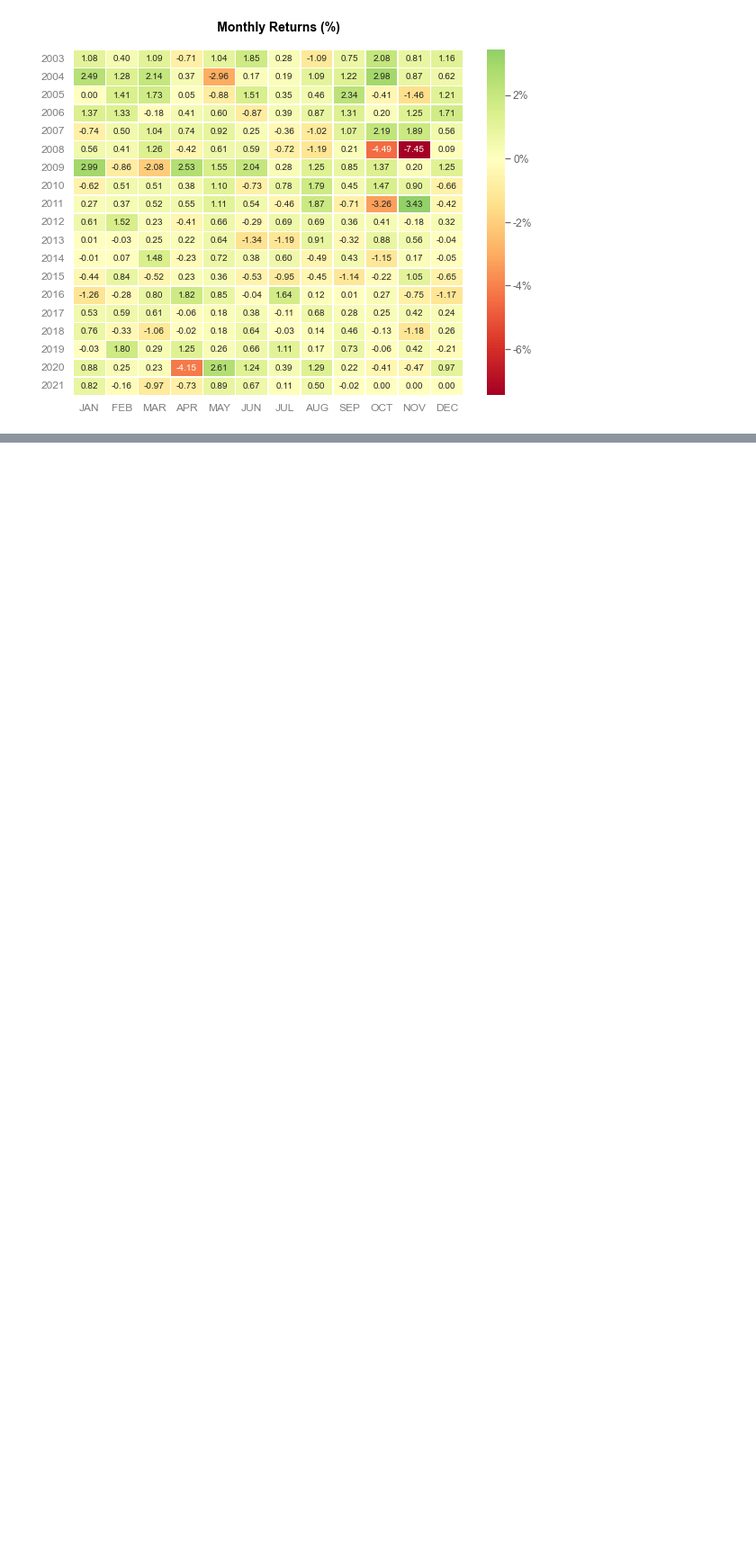
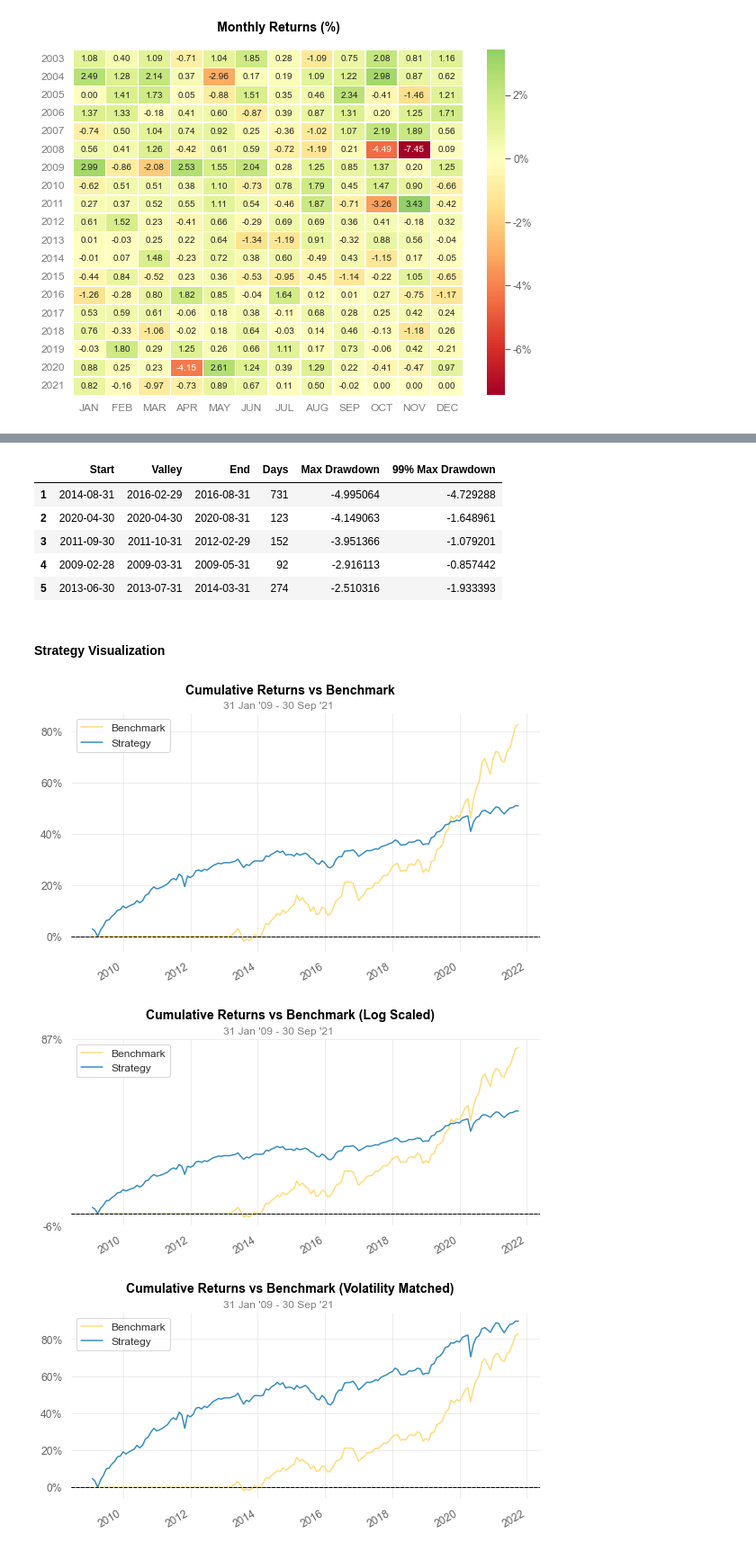
Before and after one commit to QuhiQuhihi/project_quant, a Jupyter notebook: note/01_risk_parity.ipynb, the cells around one changed output, grey strips where cells are left out. Shown at 90% size. Saved outputs shown, nothing was run; the diff lists cells and outputs as text; code cells hidden in the pictures; blank space fills up the shorter version.

```diff
--- a/note/01_risk_parity.ipynb
+++ b/note/01_risk_parity.ipynb
@@ -48,3 +25,37 @@ yield_df
+# %%
+data_setting = {
+    'start' : '2002-01-01',
+    'end' : '2021-10-30',
+    'rebal_period':'1M'
+}
+
+data = index_data(**data_setting)
+yield_df = data.index_data_loading()
+yield_df
+
+bm_class_ticker =[
+    "VTI", # Vanguard Total Stock Market ETF                        2001-05-24
+    "TLT", # iShares 20+ Year Treasury Bond ETF                     2002-07-22
+    "IEI", # iShares 3-7 Year Treasury Bond ETF                     2007-01-05
+    "GLD", # SPDR Gold Trust                                        2004-11-18
+    "GSG"  # iShares S&P GSCI Commodity Indexed Trust               2006-07-10
+                    ]
+# to draw benchmark
+data_setting = {
+    'start' : '2009-01-01',
+    'end' : '2022-02-01',
+    'ticker_list': bm_class_ticker,
+    'rebal_period' : '1M',
+}
+
+data = yahoo_data(**data_setting)
+benchmark_yield_df = data.yahoo_stock_data_loading()
+benchmark_yield_df['BM'] = (0.3*benchmark_yield_df.loc[:,'VTI'] +
+                            0.4*benchmark_yield_df.loc[:,'TLT'] +
+                            0.15*benchmark_yield_df.loc[:,'IEI'] +
+                            0.075*benchmark_yield_df.loc[:,'GLD'] +
+                            0.075*benchmark_yield_df.loc[:,'GSG']
+                            )
 # %%
 def RiskParity(covariance_matrix) :
     """
@@ -188,0 +200,3 @@ Win Year %                 84.21%
+# %%
+quantstats.reports.full(returns=month_rebal_strategy.loc['2009-01-01': ,'RP_Return'], benchmark=benchmark_yield_df['BM'])
+# %% [output]
@@ -188,0 +223,10 @@ Win Year %                 84.21%
+|  | Start | Valley | End | Days | Max Drawdown | 99% Max Drawdown |
+| 1 | 2014-08-31 | 2016-02-29 | 2016-08-31 | 731 | -4.995064 | -4.729288 |
+| 2 | 2020-04-30 | 2020-04-30 | 2020-08-31 | 123 | -4.149063 | -1.648961 |
+| 3 | 2011-09-30 | 2011-10-31 | 2012-02-29 | 152 | -3.951366 | -1.079201 |
+| 4 | 2009-02-28 | 2009-03-31 | 2009-05-31 | 92 | -2.916113 | -0.857442 |
+| 5 | 2013-06-30 | 2013-07-31 | 2014-03-31 | 274 | -2.510316 | -1.933393 |
+Strategy Visualization
+[figure, added]
+[figure, added]
+[figure, added]
```
Also changed, not shown: parts of 4 cells of this notebook, 3 other files.
